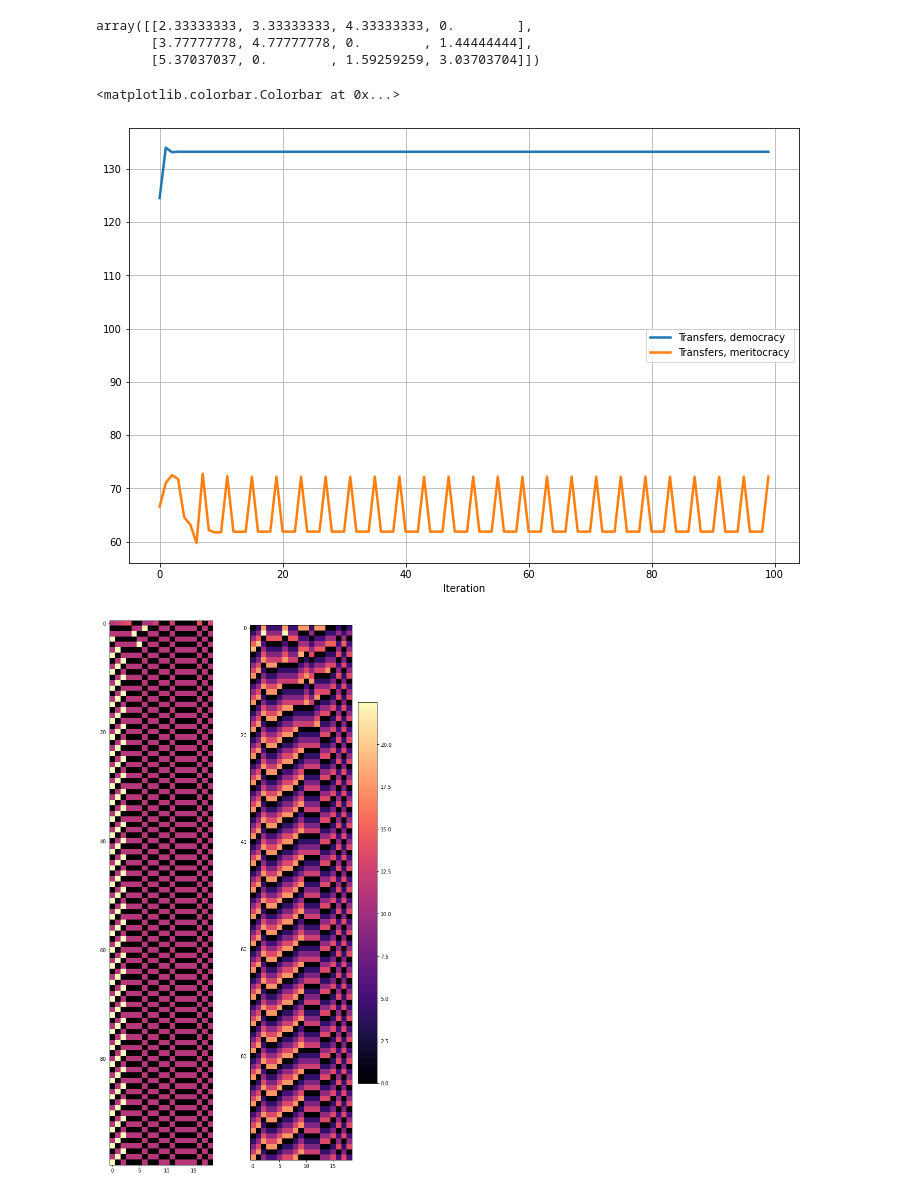
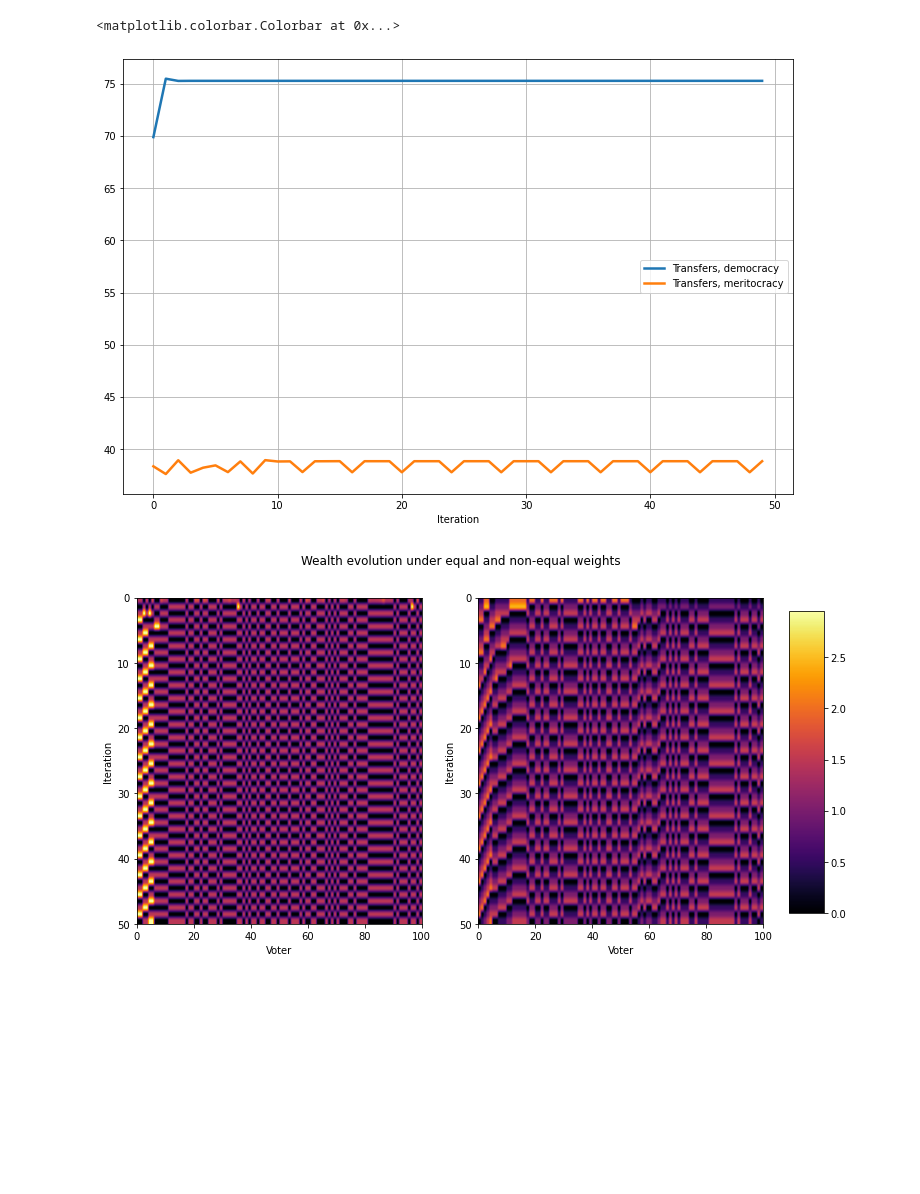
Before and after one commit to aceofgreens/weighted_voting, a Jupyter notebook: weighted_voting.ipynb, the cells around one changed output. Cells and saved outputs as stored; diff of their text form; code cells hidden in the pictures; blank space fills up the shorter version.

```diff
--- a/weighted_voting.ipynb
+++ b/weighted_voting.ipynb
@@ -69,14 +70,6 @@ def voting_iteration(w0, use_weights=False):
 
     return w0, s_lose
 
-
-def democracy_worst_case(w0, n_iterations=2):
-    w = w0
-    for i in range(n_iterations):
-        w, transfer = voting_iteration(w)
-        print("Iteration", i, "transfer", transfer, "wealth", w, sum(w))
-
-
 def save_results(w0, n_iterations=50, use_weights=False):
     n = len(w0)
     results = np.zeros(shape=(n_iterations, n), dtype=float)
@@ -91,34 +84,39 @@ def save_results(w0, n_iterations=50, use_weights=False):
     return results, transfers
 
 
-w = [1, 2, 3, 4, 5, 40, 0.1, 0.1, 2.5, 5.5, 7, 2.3, 8, 10, 20, 25, 4, 4, 3]
-r, t = save_results(w, 100, use_weights=False)
-r2, t2 = save_results(w, 100, use_weights=True)
+# w = [1, 2, 3, 4, 5, 40, 0.1, 0.1, 2.5, 5.5, 7, 2.3, 8, 10, 20, 25, 4, 4, 3]
+w = np.random.pareto(2, (100))
+r, t = save_results(w, 50, use_weights=False)
+r2, t2 = save_results(w, 50, use_weights=True)
-# %%
-w = [1, 2, 3, 4]
-r, t = save_results(w, 3, use_weights=False)
-
-r
-# %% [output]
-array([[2.33333333, 3.33333333, 4.33333333, 0.        ],
-       [3.77777778, 4.77777778, 0.        , 1.44444444],
-       [5.37037037, 0.        , 1.59259259, 3.03703704]])
 # %%
 plt.figure(figsize=(12, 8), facecolor='white')
 plt.plot(t, label='Transfers, democracy', linewidth=2.5)
 plt.plot(t2, label='Transfers, meritocracy', linewidth=2.5)
 
 plt.xlabel("Iteration")
 plt.legend()
 plt.grid(True)
 
-plt.figure(figsize=(10, 20), facecolor='white')
-plt.subplot(1, 2, 1)
-plt.imshow(r, cmap='magma')
-plt.subplot(1, 2, 2)
-plt.imshow(r2, cmap='magma')
-plt.colorbar()
+# plt.figure(figsize=(20, 8), facecolor='white')
+fig, axes = plt.subplots(nrows=1, ncols=2, figsize=(12, 6), facecolor='white')
+
+# find minimum of minima & maximum of maxima
+minmin = np.min([np.min(r), np.min(r2)])
+maxmax = np.max([np.max(r), np.max(r2)])
+
+im1 = axes[0].imshow(r, vmin=minmin, vmax=maxmax,
+                     extent=(0, 100, 50, 0), aspect='auto', cmap='inferno')
+axes[0].set(xlabel="Voter", ylabel="Iteration")
+axes[1].set(xlabel="Voter", ylabel="Iteration")
+im2 = axes[1].imshow(r2, vmin=minmin, vmax=maxmax,
+                     extent=(0,100,50,0), aspect='auto', cmap='inferno')
+
+plt.suptitle("Wealth evolution under equal and non-equal weights")
+# add space for colour bar
+fig.subplots_adjust(right=0.85)
+cbar_ax = fig.add_axes([0.88, 0.15, 0.04, 0.7])
+fig.colorbar(im2, cax=cbar_ax)
 # %% [output]
 <matplotlib.colorbar.Colorbar at 0x...>
-[figure, old version]
+[figure, new version]
-[figure, old version]
+[figure, new version]
```
Also changed, not shown: parts of 14 cells of this notebook, 2 other files.
